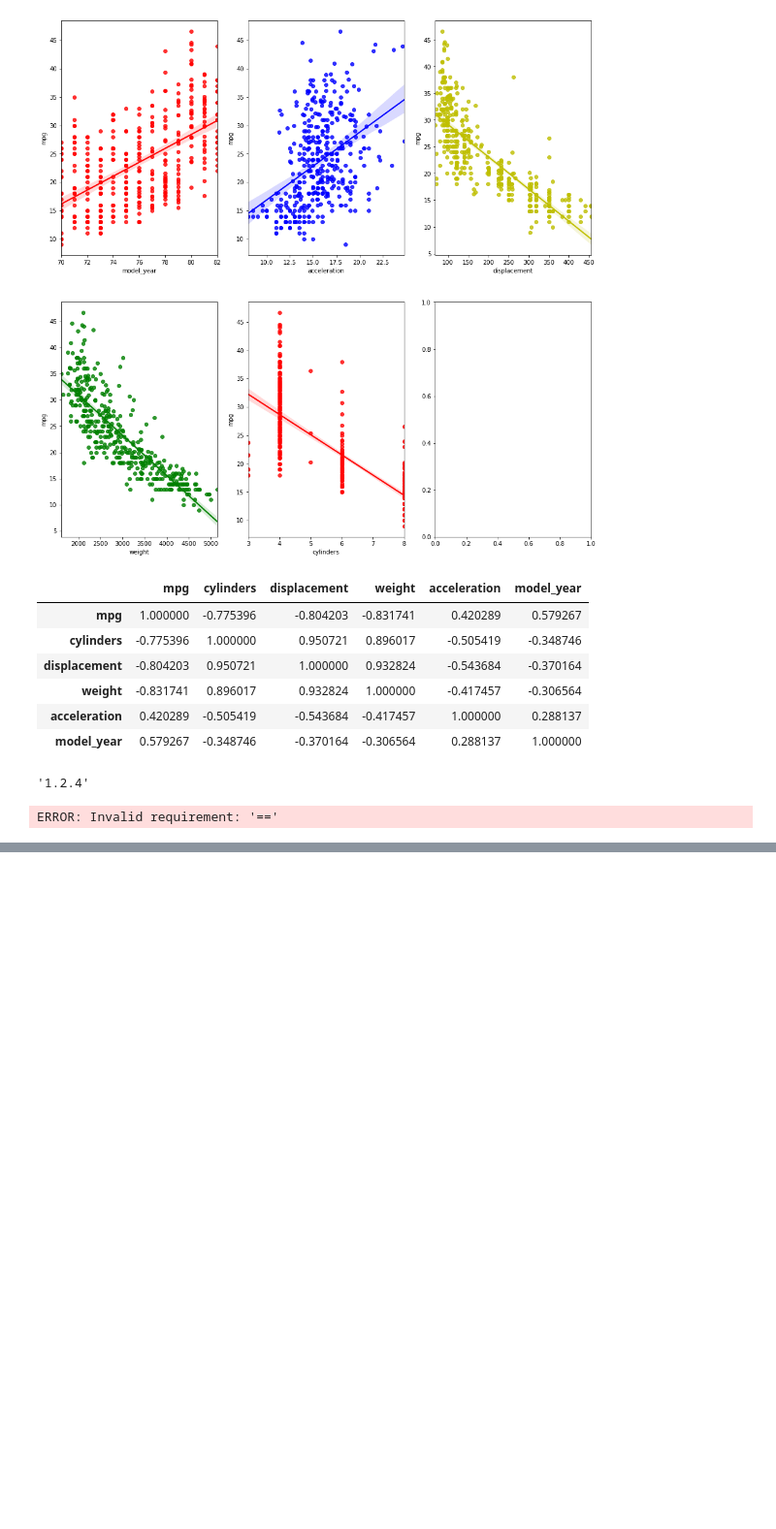
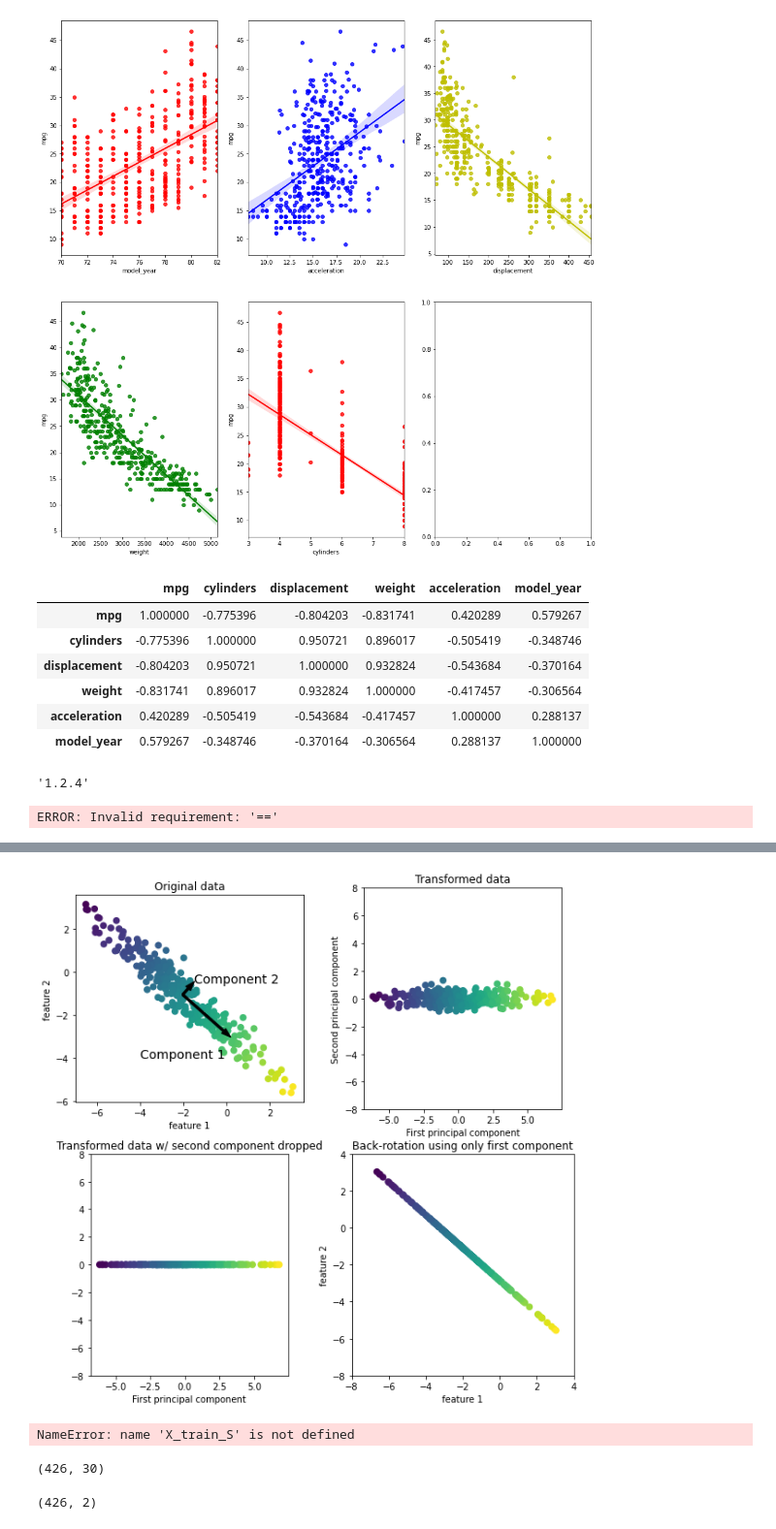
Before and after one commit to c910531/Python, a Jupyter notebook: 2021.06.23 회귀분석.ipynb, the cells around one changed output, grey strips where cells are left out. Shown: that part at 97% size. Saved outputs shown, nothing was run; the diff lists cells and outputs as text; code cells hidden in the pictures; blank space fills up the shorter version.

```diff
--- a/2021.06.23 회귀분석.ipynb
+++ b/2021.06.23 회귀분석.ipynb
@@ -131,0 +211,9 @@ ERROR: Invalid requirement: '=='
+# %%
+import mglearn
+mglearn.plots.plot_pca_illustration()
+# %% [output]
+[figure, added]
+# %%
+X_train_S
+# %% [output]
+NameError: name 'X_train_S' is not defined
@@ -131,0 +225,8 @@ ERROR: Invalid requirement: '=='
+# %%
+X_train_s.shape
+# %% [output]
+(426, 30)
+# %%
+X_train_pca.shape
+# %% [output]
+(426, 2)
```
Also changed, not shown: parts of 16 cells of this notebook.
